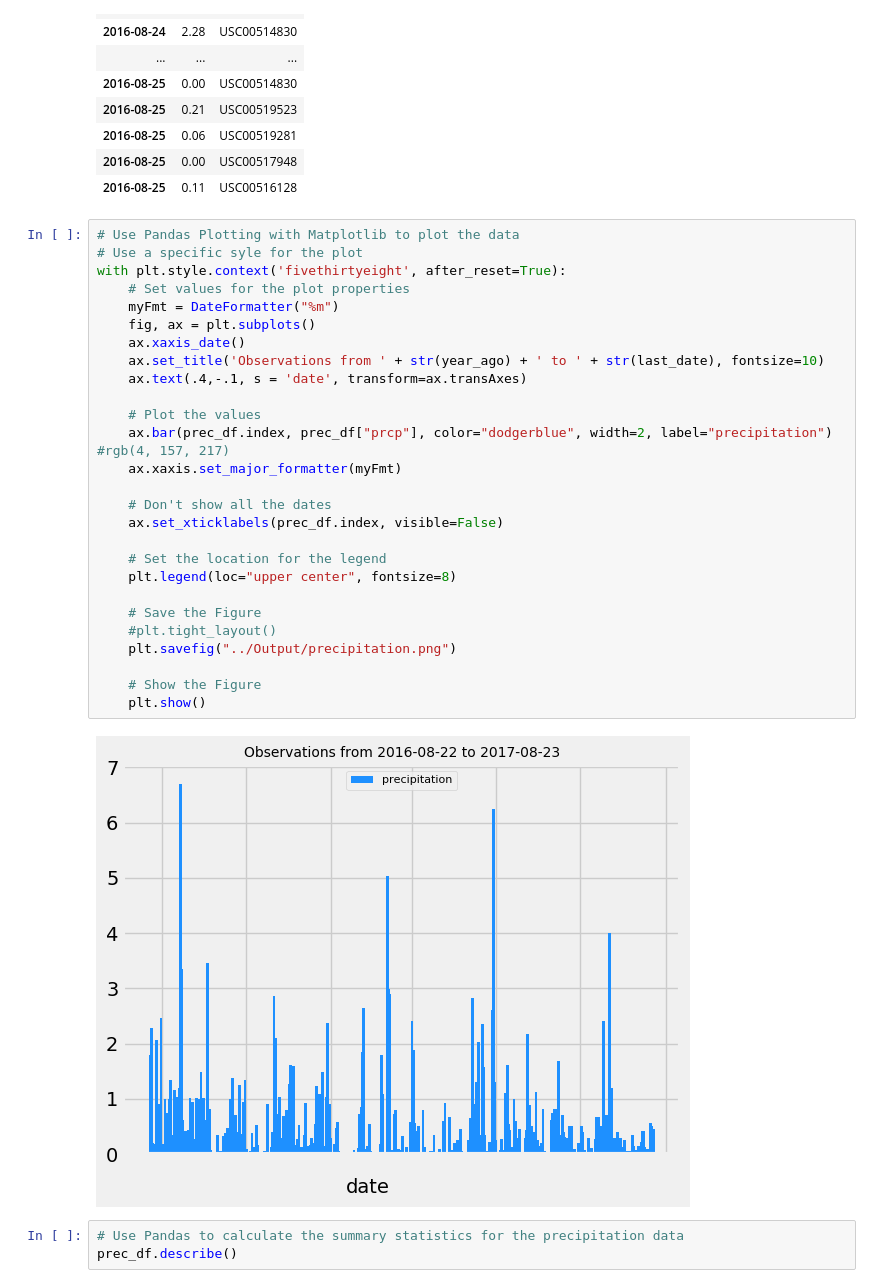
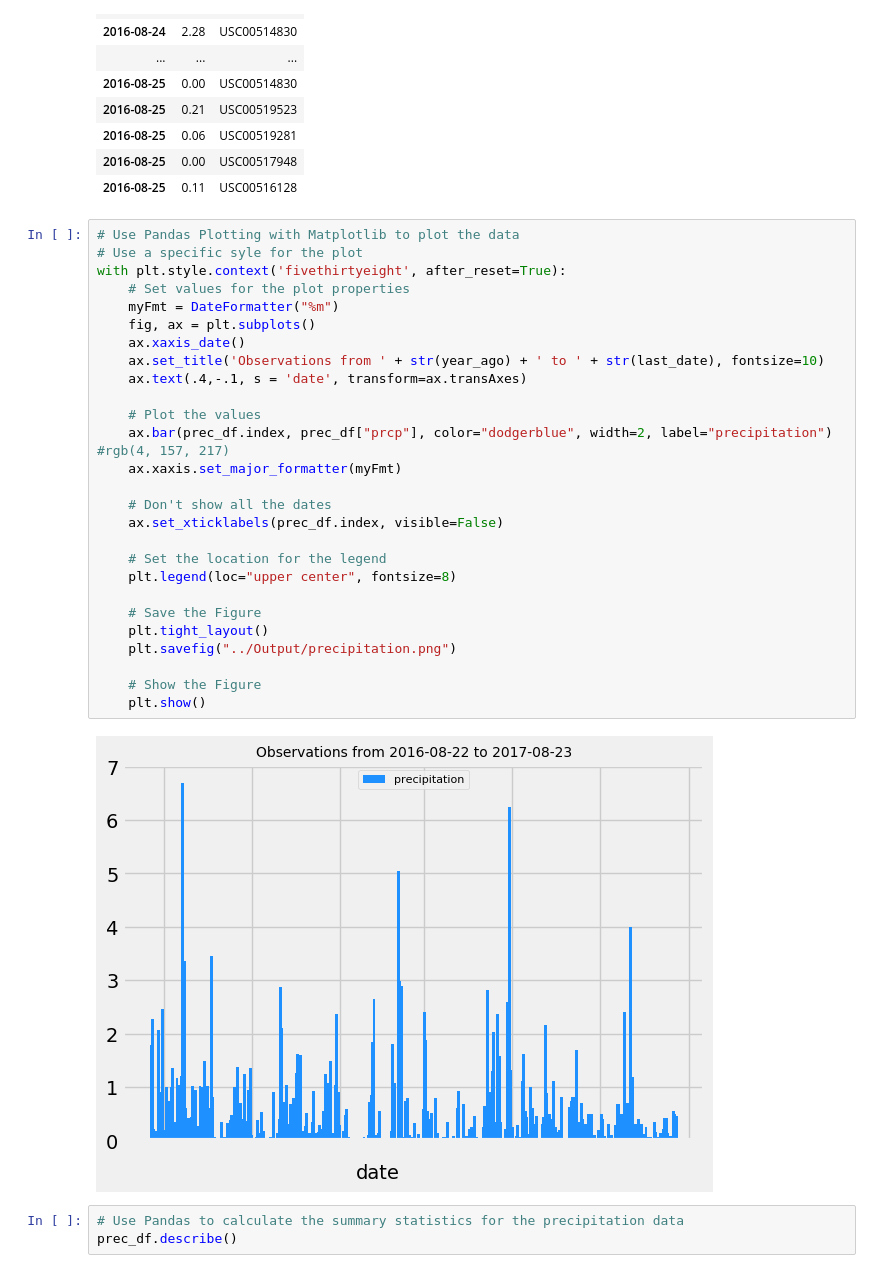
Before and after one commit to bkachava/SQLAlchemy_Flask, a Jupyter notebook: Notebook/climate.ipynb, the cells around one changed output. Cells and saved outputs as stored; diff of their text form.

Commit message:
Adjust the precipitation image

```diff
--- a/Notebook/climate.ipynb
+++ b/Notebook/climate.ipynb
@@ -129,32 +129,32 @@ prec_df.head(20)
 # %%
 # Use Pandas Plotting with Matplotlib to plot the data
 # Use a specific syle for the plot
 with plt.style.context('fivethirtyeight', after_reset=True):
     # Set values for the plot properties
     myFmt = DateFormatter("%m")
     fig, ax = plt.subplots()
     ax.xaxis_date()
     ax.set_title('Observations from ' + str(year_ago) + ' to ' + str(last_date), fontsize=10)
     ax.text(.4,-.1, s = 'date', transform=ax.transAxes)
 
     # Plot the values
     ax.bar(prec_df.index, prec_df["prcp"], color="dodgerblue", width=2, label="precipitation")    #rgb(4, 157, 217)
     ax.xaxis.set_major_formatter(myFmt)
 
     # Don't show all the dates
     ax.set_xticklabels(prec_df.index, visible=False)
 
     # Set the location for the legend
     plt.legend(loc="upper center", fontsize=8)
 
     # Save the Figure
-    #plt.tight_layout()
+    plt.tight_layout()
     plt.savefig("../Output/precipitation.png")
 
     # Show the Figure
     plt.show()
 # %% [output]
-[figure, old version]
+[figure, new version]
 # %%
 # Use Pandas to calculate the summary statistics for the precipitation data
 prec_df.describe()
```
Also changed, not shown: 1 other file.
